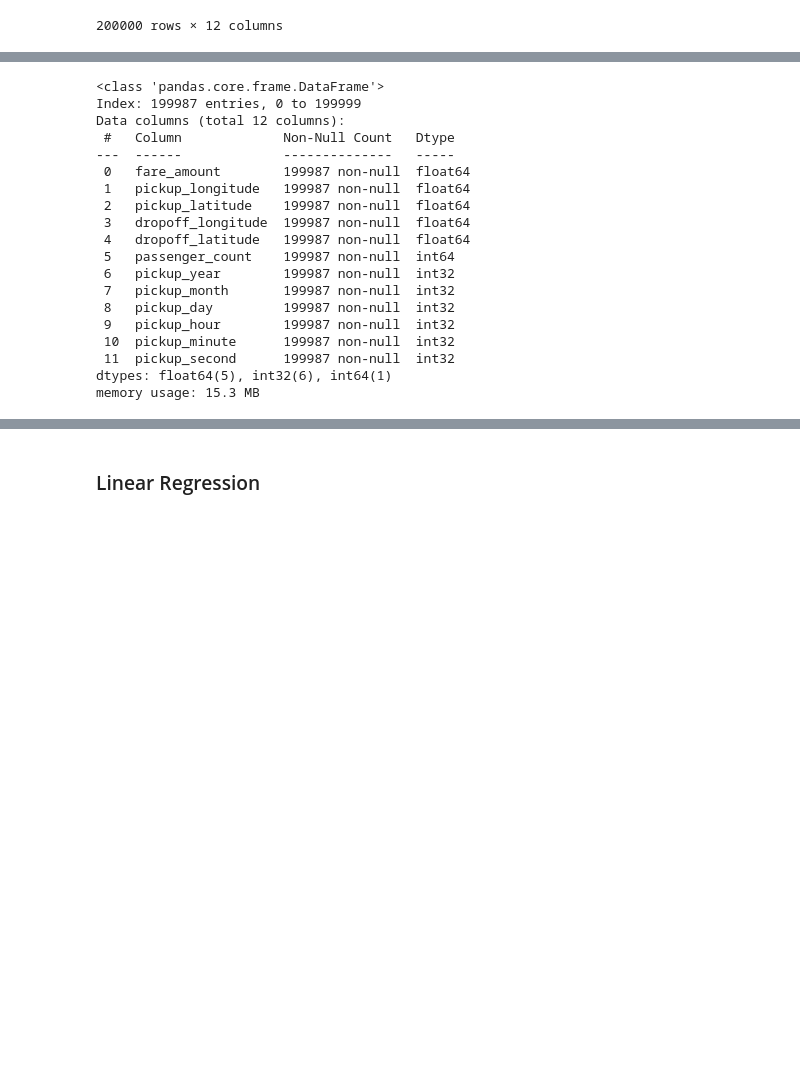
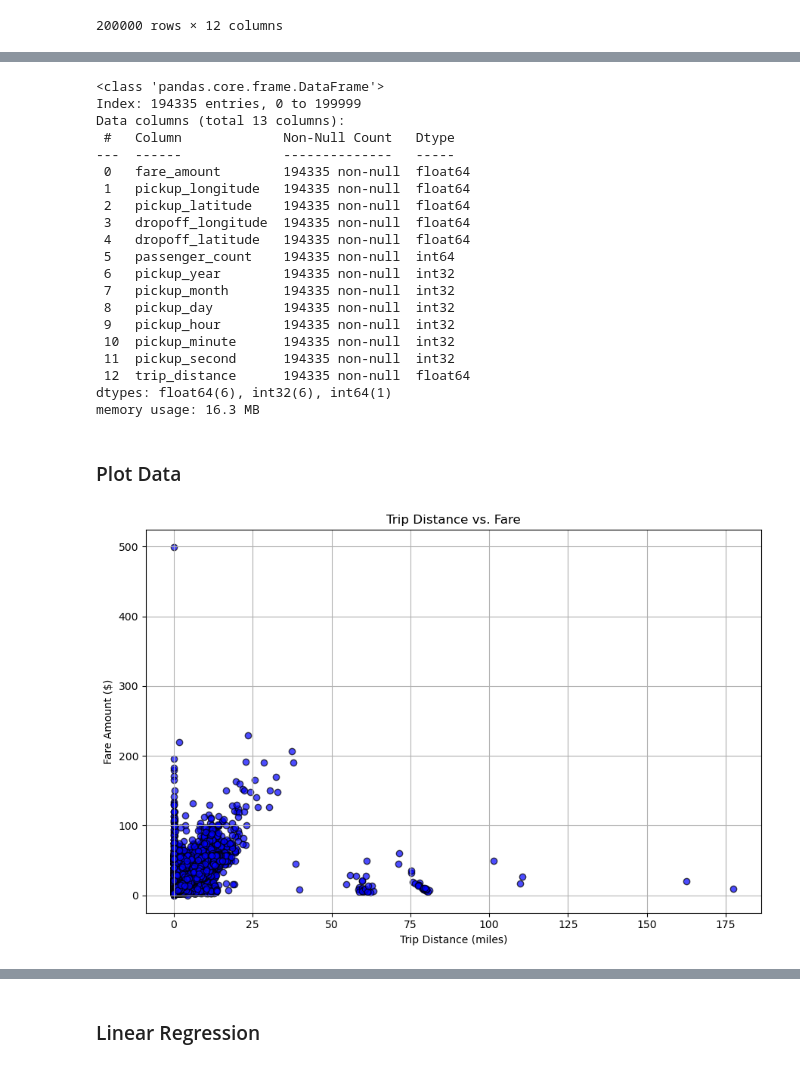
Before and after one commit to hilaryle/coen140-ml-project, a Jupyter notebook: ml-final-project.ipynb, the cells around one changed output, grey strips where cells are left out. Drawn from its saved outputs; the diff is of its cells as text; code cells hidden in the pictures; blank space fills up the shorter version.

```diff
--- a/ml-final-project.ipynb
+++ b/ml-final-project.ipynb
@@ -86,3 +58,21 @@ data = data[
     (data.pickup_longitude > -180) & (data.pickup_longitude < 180)&
     (data.dropoff_longitude > -180) & (data.dropoff_longitude < 180)
 ]
+# %%
+def haversine(lat1, lon1, lat2, lon2):
+
+    lat1, lon1, lat2, lon2 = map(np.radians, [lat1, lon1, lat2, lon2])
+
+    # Haversine formula
+    dlat = lat2 - lat1
+    dlon = lon2 - lon1
+    a = np.sin(dlat / 2)**2 + np.cos(lat1) * np.cos(lat2) * np.sin(dlon / 2)**2
+    c = 2 * np.arcsin(np.sqrt(a))
+
+    r = 3958.8
+    return c * r
+# %%
+data['trip_distance'] = data.apply(
+    lambda row: haversine(row['pickup_latitude'], row['pickup_longitude'], row['dropoff_latitude'], row['dropoff_longitude']),
+    axis=1
+)
@@ -105,27 +101,48 @@ data
+# %%
+data = data[data['trip_distance'] > 0]
+data = data[data['fare_amount'] > 0]
 # %%
 data.info()
 # %% [output]
 <class 'pandas.core.frame.DataFrame'>
-Index: 199987 entries, 0 to 199999
-Data columns (total 12 columns):
+Index: 194335 entries, 0 to 199999
+Data columns (total 13 columns):
  #   Column             Non-Null Count   Dtype
 ---  ------             --------------   -----
- 0   fare_amount        199987 non-null  float64
- 1   pickup_longitude   199987 non-null  float64
- 2   pickup_latitude    199987 non-null  float64
- 3   dropoff_longitude  199987 non-null  float64
- 4   dropoff_latitude   199987 non-null  float64
- 5   passenger_count    199987 non-null  int64
- 6   pickup_year        199987 non-null  int32
- 7   pickup_month       199987 non-null  int32
- 8   pickup_day         199987 non-null  int32
- 9   pickup_hour        199987 non-null  int32
- 10  pickup_minute      199987 non-null  int32
- 11  pickup_second      199987 non-null  int32
-dtypes: float64(5), int32(6), int64(1)
-memory usage: 15.3 MB
+ 0   fare_amount        194335 non-null  float64
+ 1   pickup_longitude   194335 non-null  float64
+ 2   pickup_latitude    194335 non-null  float64
+ 3   dropoff_longitude  194335 non-null  float64
+ 4   dropoff_latitude   194335 non-null  float64
+ 5   passenger_count    194335 non-null  int64
+ 6   pickup_year        194335 non-null  int32
+ 7   pickup_month       194335 non-null  int32
+ 8   pickup_day         194335 non-null  int32
+ 9   pickup_hour        194335 non-null  int32
+ 10  pickup_minute      194335 non-null  int32
+ 11  pickup_second      194335 non-null  int32
+ 12  trip_distance      194335 non-null  float64
+dtypes: float64(6), int32(6), int64(1)
+memory usage: 16.3 MB
 # %%
 from sklearn.preprocessing import StandardScaler
 
 X = data.drop("fare_amount", axis=1)
 y = data["fare_amount"]
+# %% [markdown]
+### Plot Data
+# %%
+import matplotlib.pyplot as plt
+
+plt.figure(figsize=(9, 6))
+plt.scatter(data['trip_distance'], data['fare_amount'], alpha=0.7, c='blue', edgecolors='black')
+
+plt.title('Trip Distance vs. Fare')
+plt.xlabel('Trip Distance (miles)')
+plt.ylabel('Fare Amount ($)')
+
+plt.grid(True)
+plt.tight_layout()
+plt.show()
+# %% [output]
+[figure, added]
```
Also changed, not shown: parts of 41 cells of this notebook.
